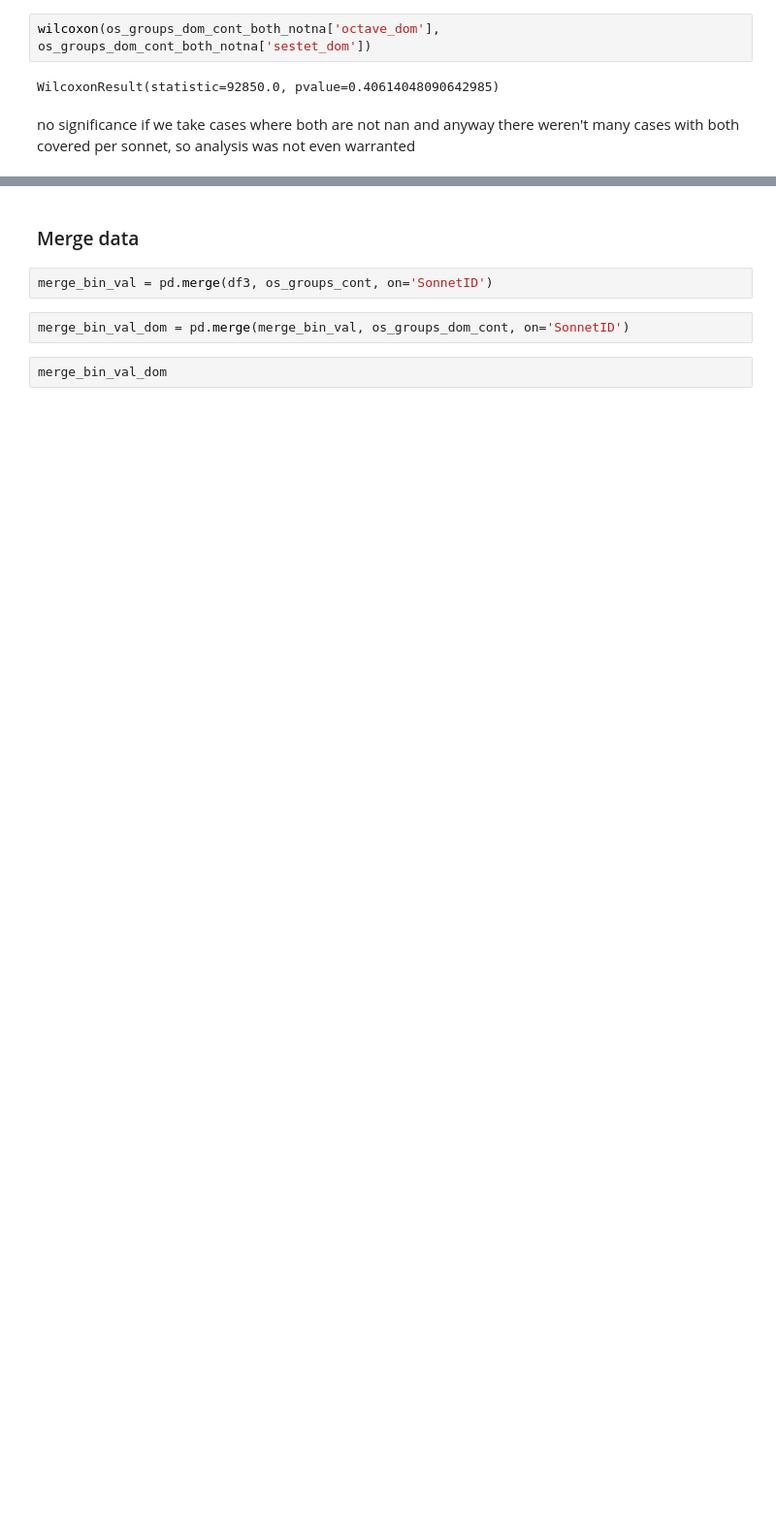
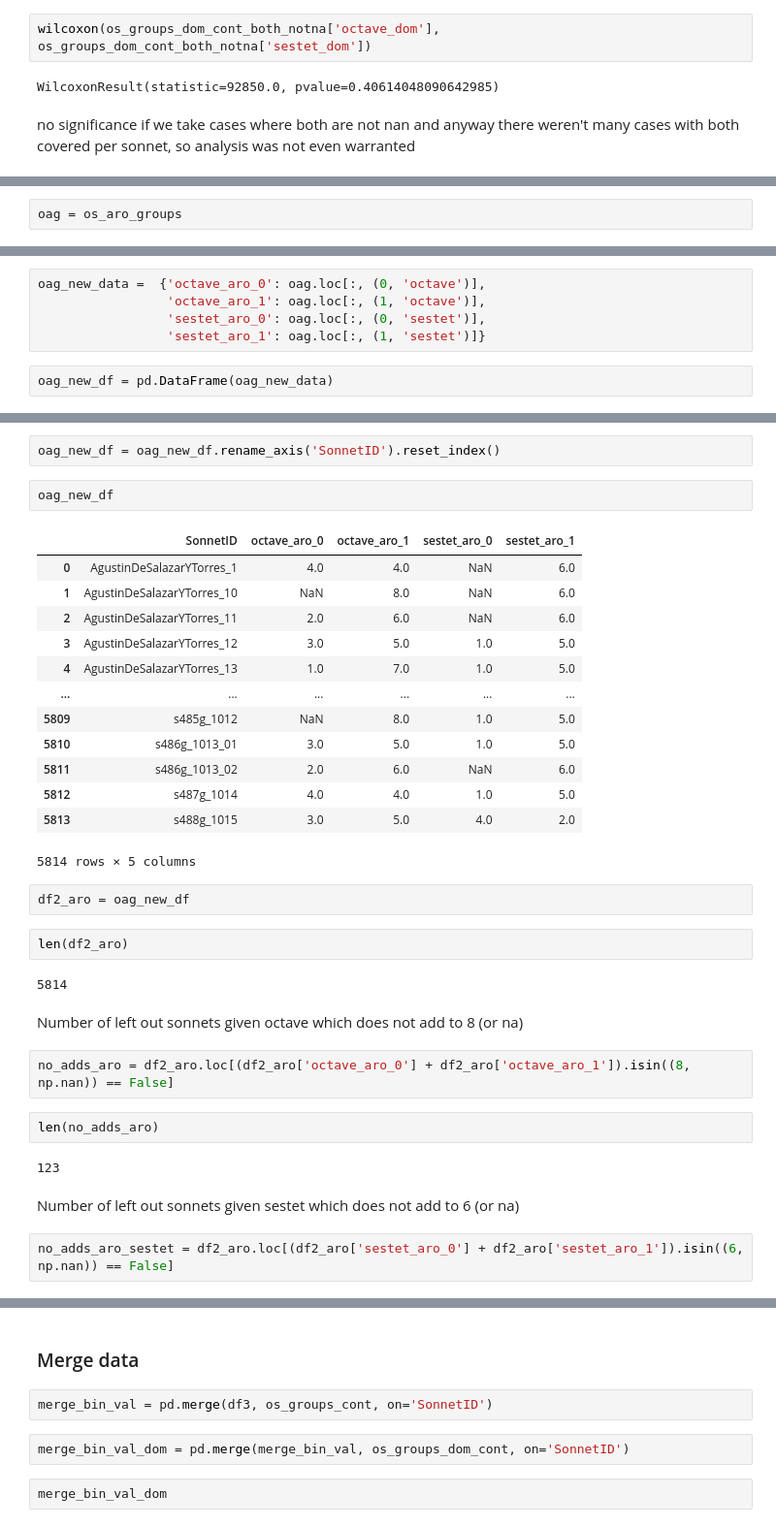
Before and after one commit to pruizf/rhyme-within-reason, a Jupyter notebook: scripts/annotation/analysis.ipynb, the cells around one changed output, grey strips where cells are left out. Shown: that part at 97% size. Drawn from its saved outputs; the diff is of its cells as text; blank space fills up the shorter version.

```diff
--- a/scripts/annotation/analysis.ipynb
+++ b/scripts/annotation/analysis.ipynb
@@ -500,0 +562,2 @@ no significance if we take cases where both are not nan and anyway there weren't
+# %%
+oag = os_aro_groups
@@ -500,0 +586,7 @@ no significance if we take cases where both are not nan and anyway there weren't
+# %%
+oag_new_data =  {'octave_aro_0': oag.loc[:, (0, 'octave')],
+                 'octave_aro_1': oag.loc[:, (1, 'octave')],
+                 'sestet_aro_0': oag.loc[:, (0, 'sestet')],
+                 'sestet_aro_1': oag.loc[:, (1, 'sestet')]}
+# %%
+oag_new_df = pd.DataFrame(oag_new_data)
@@ -500,0 +610,36 @@ no significance if we take cases where both are not nan and anyway there weren't
+# %%
+oag_new_df = oag_new_df.rename_axis('SonnetID').reset_index()
+# %%
+oag_new_df
+# %% [output]
+|  | SonnetID | octave_aro_0 | octave_aro_1 | sestet_aro_0 | sestet_aro_1 |
+| 0 | AgustinDeSalazarYTorres_1 | 4.0 | 4.0 | NaN | 6.0 |
+| 1 | AgustinDeSalazarYTorres_10 | NaN | 8.0 | NaN | 6.0 |
+| 2 | AgustinDeSalazarYTorres_11 | 2.0 | 6.0 | NaN | 6.0 |
+| 3 | AgustinDeSalazarYTorres_12 | 3.0 | 5.0 | 1.0 | 5.0 |
+| 4 | AgustinDeSalazarYTorres_13 | 1.0 | 7.0 | 1.0 | 5.0 |
+| ... | ... | ... | ... | ... | ... |
+| 5809 | s485g_1012 | NaN | 8.0 | 1.0 | 5.0 |
+| 5810 | s486g_1013_01 | 3.0 | 5.0 | 1.0 | 5.0 |
+| 5811 | s486g_1013_02 | 2.0 | 6.0 | NaN | 6.0 |
+| 5812 | s487g_1014 | 4.0 | 4.0 | 1.0 | 5.0 |
+| 5813 | s488g_1015 | 3.0 | 5.0 | 4.0 | 2.0 |
+5814 rows × 5 columns
+# %%
+df2_aro = oag_new_df
+# %%
+len(df2_aro)
+# %% [output]
+5814
+# %% [markdown]
+Number of left out sonnets given octave which does not add to 8 (or na)
+# %%
+no_adds_aro = df2_aro.loc[(df2_aro['octave_aro_0'] + df2_aro['octave_aro_1']).isin((8, np.nan)) == False]
+# %%
+len(no_adds_aro)
+# %% [output]
+123
+# %% [markdown]
+Number of left out sonnets given sestet which does not add to 6 (or na)
+# %%
+no_adds_aro_sestet = df2_aro.loc[(df2_aro['sestet_aro_0'] + df2_aro['sestet_aro_1']).isin((6, np.nan)) == False]
```
Also changed, not shown: parts of 49 cells of this notebook, 2 other files.
